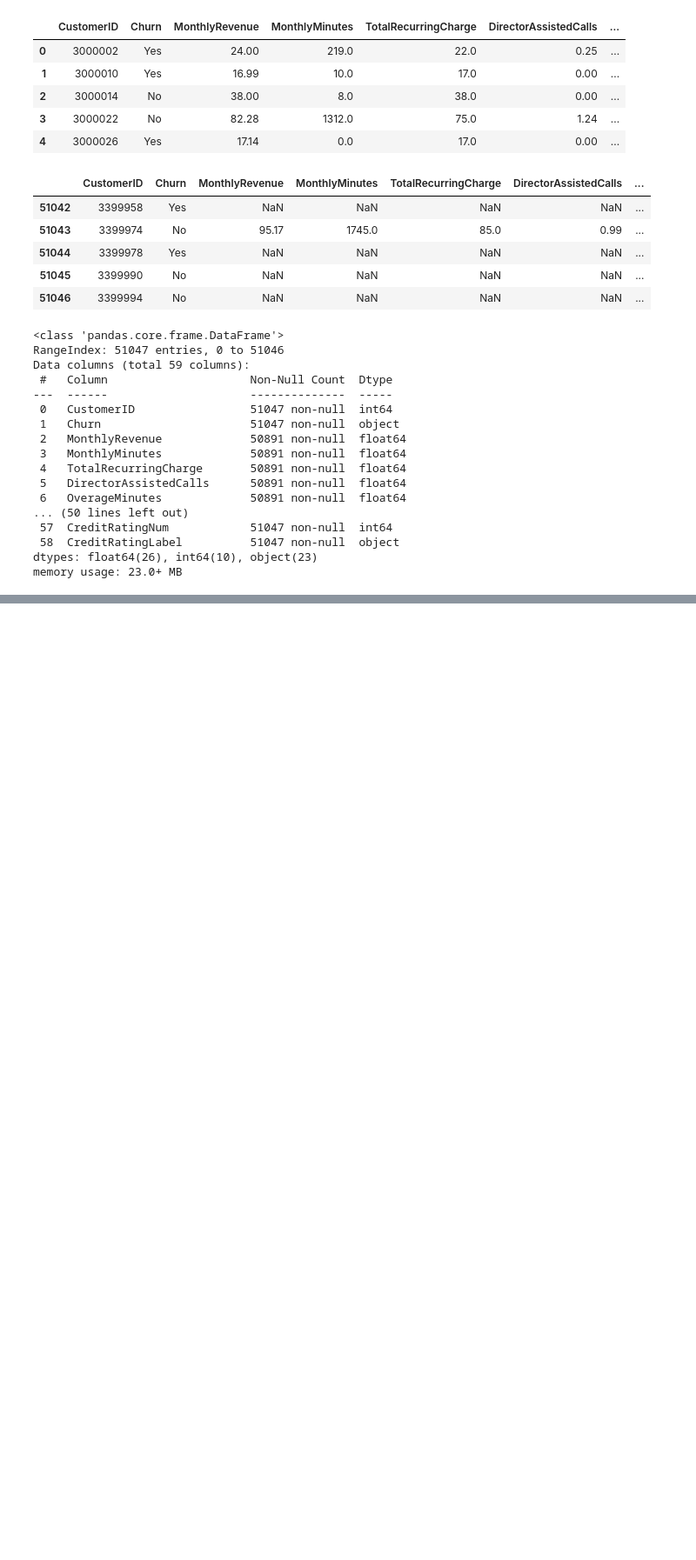
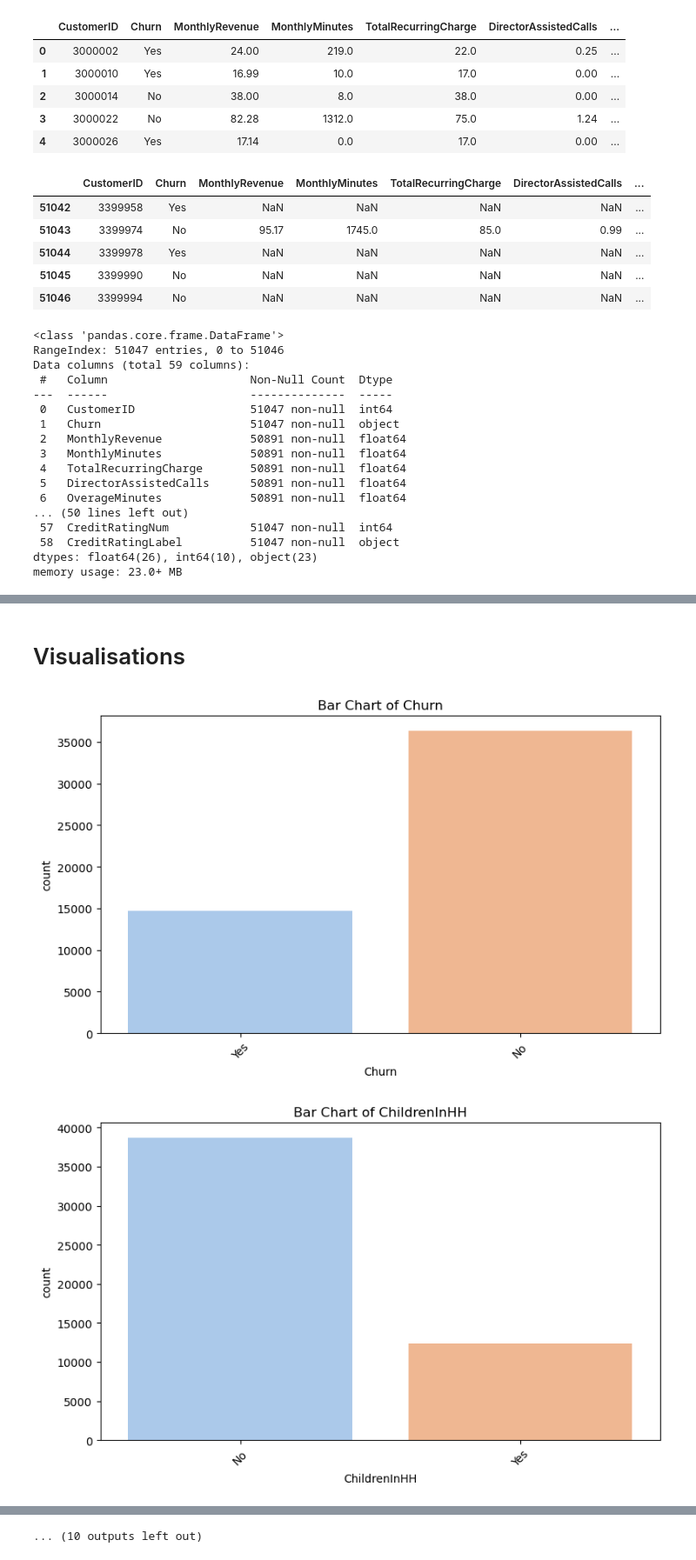
Before and after one commit to sthasubin429/slpt, a Jupyter notebook: src/telecom_churn.ipynb, the cells around one changed output, grey strips where cells are left out. Shown at 87% size. Cells and saved outputs as stored; diff of their text form; code cells hidden in the pictures; blank space fills up the shorter version.

Commit message:
descriptive statistics & Visualisation

```diff
--- a/src/telecom_churn.ipynb
+++ b/src/telecom_churn.ipynb
@@ -175,0 +193,18 @@ data_joined["CurrentEquipmentDays"].fillna(data_joined["CurrentEquipmentDays"].m
+# %% [markdown]
+# Visualisations
+# %%
+# Select only categorical columns (object or category types)
+cat_cols = data_joined.select_dtypes(include=['object', 'category'])
+if 'ServiceArea' in cat_cols.columns:
+    cat_cols = cat_cols.drop(columns=['ServiceArea'])
+# Plot bar charts for each categorical column
+for col in cat_cols.columns:
+    plt.figure(figsize=(8, 5))
+    sns.countplot(data=data_joined, x=col, palette='pastel')
+    plt.title(f'Bar Chart of {col}')
+    plt.xticks(rotation=45)  # Rotate labels if needed
+    plt.tight_layout()
+    plt.show()
+# %% [output]
+[figure, added]
+[figure, added]
@@ -175,0 +221 @@ data_joined["CurrentEquipmentDays"].fillna(data_joined["CurrentEquipmentDays"].m
+... (10 outputs left out)
```
Also changed, not shown: parts of 6 cells of this notebook, 3 other files.
